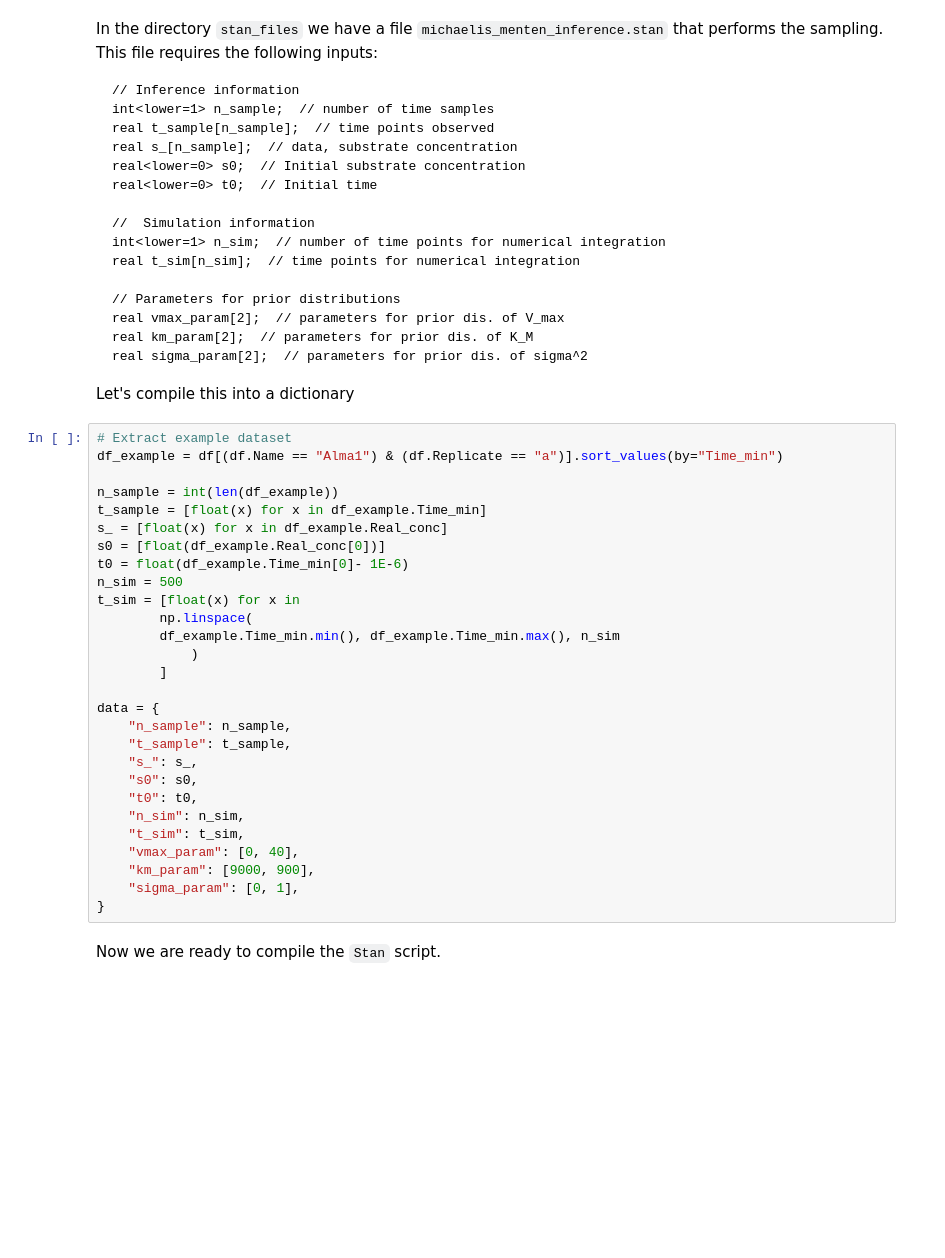
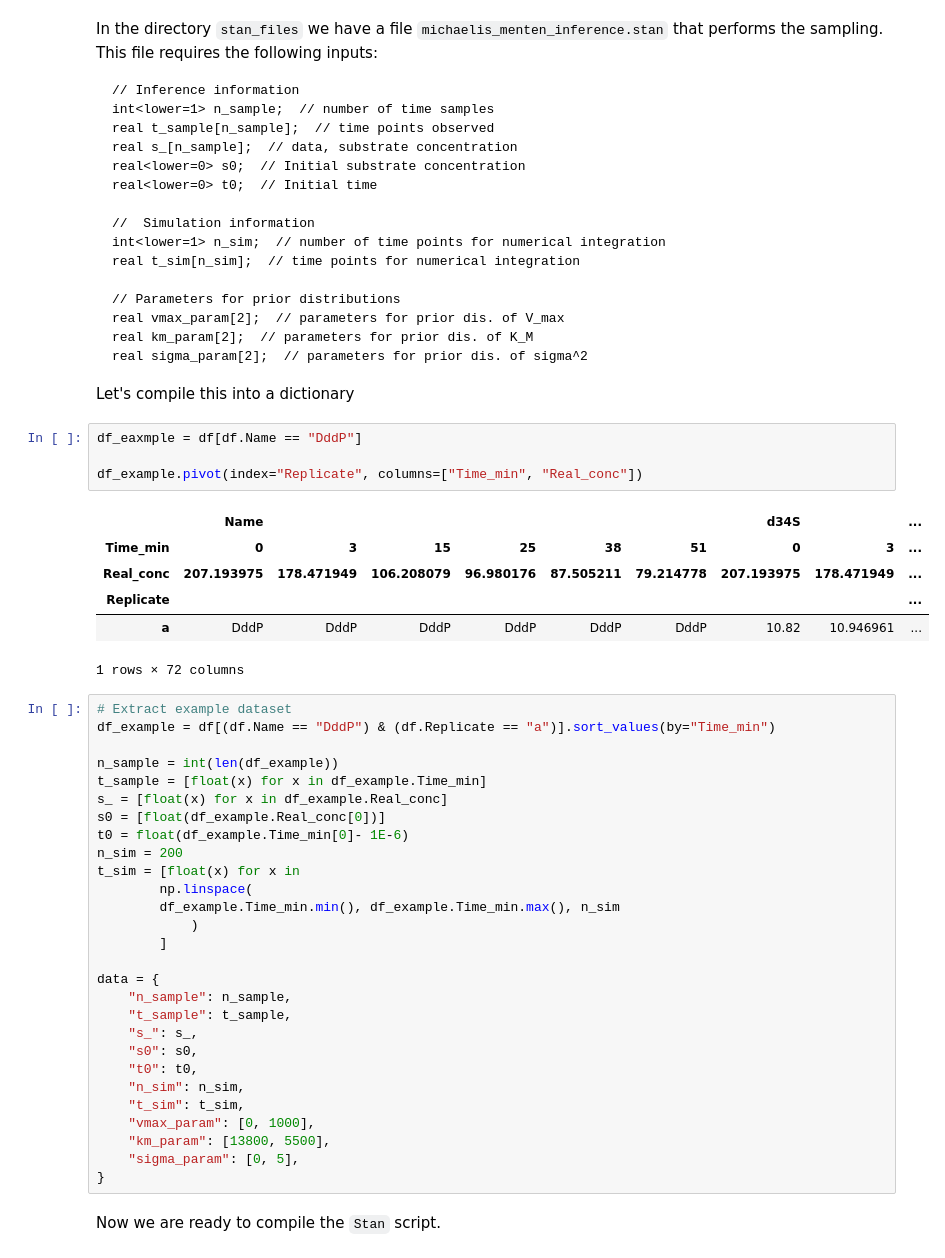
Before and after one commit to daniosro/DMSP, a Jupyter notebook: code/analysis/bayesian_inference.ipynb, the cells around one changed output. Cells and saved outputs as stored; diff of their text form; blank space fills up the shorter version.

````diff
--- a/code/analysis/bayesian_inference.ipynb
+++ b/code/analysis/bayesian_inference.ipynb
@@ -569,16 +584,27 @@ real sigma_param[2];  // parameters for prior dis. of sigma^2
 ```
 
 Let's compile this into a dictionary
+# %%
+df_eaxmple = df[df.Name == "DddP"]
+
+df_example.pivot(index="Replicate", columns=["Time_min", "Real_conc"])
+# %% [output]
+|  | Name |  |  |  |  |  | d34S |  | ... |
+| Time_min | 0 | 3 | 15 | 25 | 38 | 51 | 0 | 3 | ... |
+| Real_conc | 207.193975 | 178.471949 | 106.208079 | 96.980176 | 87.505211 | 79.214778 | 207.193975 | 178.471949 | ... |
+| Replicate |  |  |  |  |  |  |  |  | ... |
+| a | DddP | DddP | DddP | DddP | DddP | DddP | 10.82 | 10.946961 | ... |
+1 rows × 72 columns
 # %%
 # Extract example dataset
-df_example = df[(df.Name == "Alma1") & (df.Replicate == "a")].sort_values(by="Time_min")
+df_example = df[(df.Name == "DddP") & (df.Replicate == "a")].sort_values(by="Time_min")
 
 n_sample = int(len(df_example))
 t_sample = [float(x) for x in df_example.Time_min]
 s_ = [float(x) for x in df_example.Real_conc]
 s0 = [float(df_example.Real_conc[0])]
 t0 = float(df_example.Time_min[0]- 1E-6)
-n_sim = 500
+n_sim = 200
 t_sim = [float(x) for x in
         np.linspace(
         df_example.Time_min.min(), df_example.Time_min.max(), n_sim
@@ -593,9 +619,9 @@ data = {
     "t0": t0,
     "n_sim": n_sim,
     "t_sim": t_sim,
-    "vmax_param": [0, 40],
-    "km_param": [9000, 900],
-    "sigma_param": [0, 1],
+    "vmax_param": [0, 1000],
+    "km_param": [13800, 5500],
+    "sigma_param": [0, 5],
 }
 # %% [markdown]
 Now we are ready to compile the `Stan` script.
````
Also changed, not shown: parts of 7 cells of this notebook.
